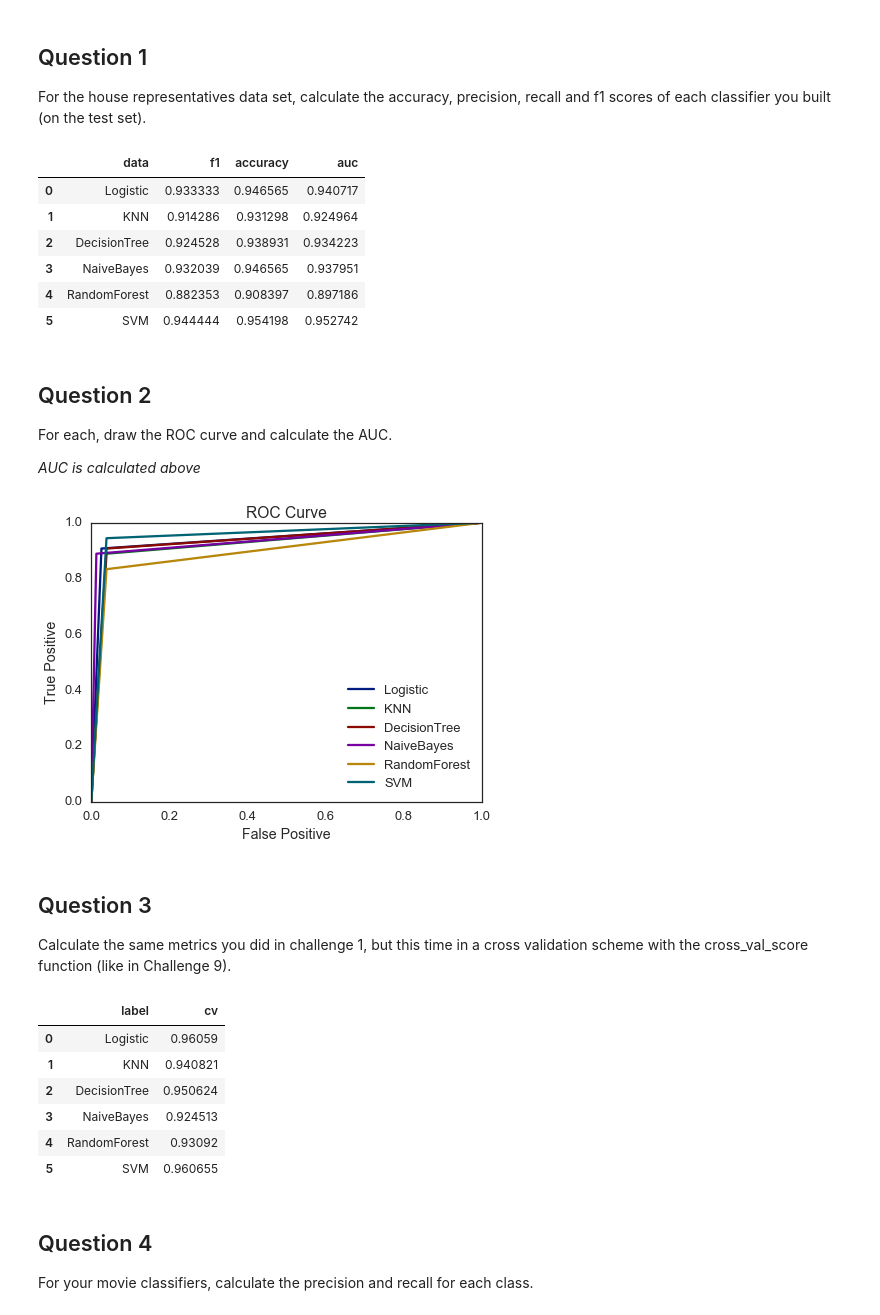
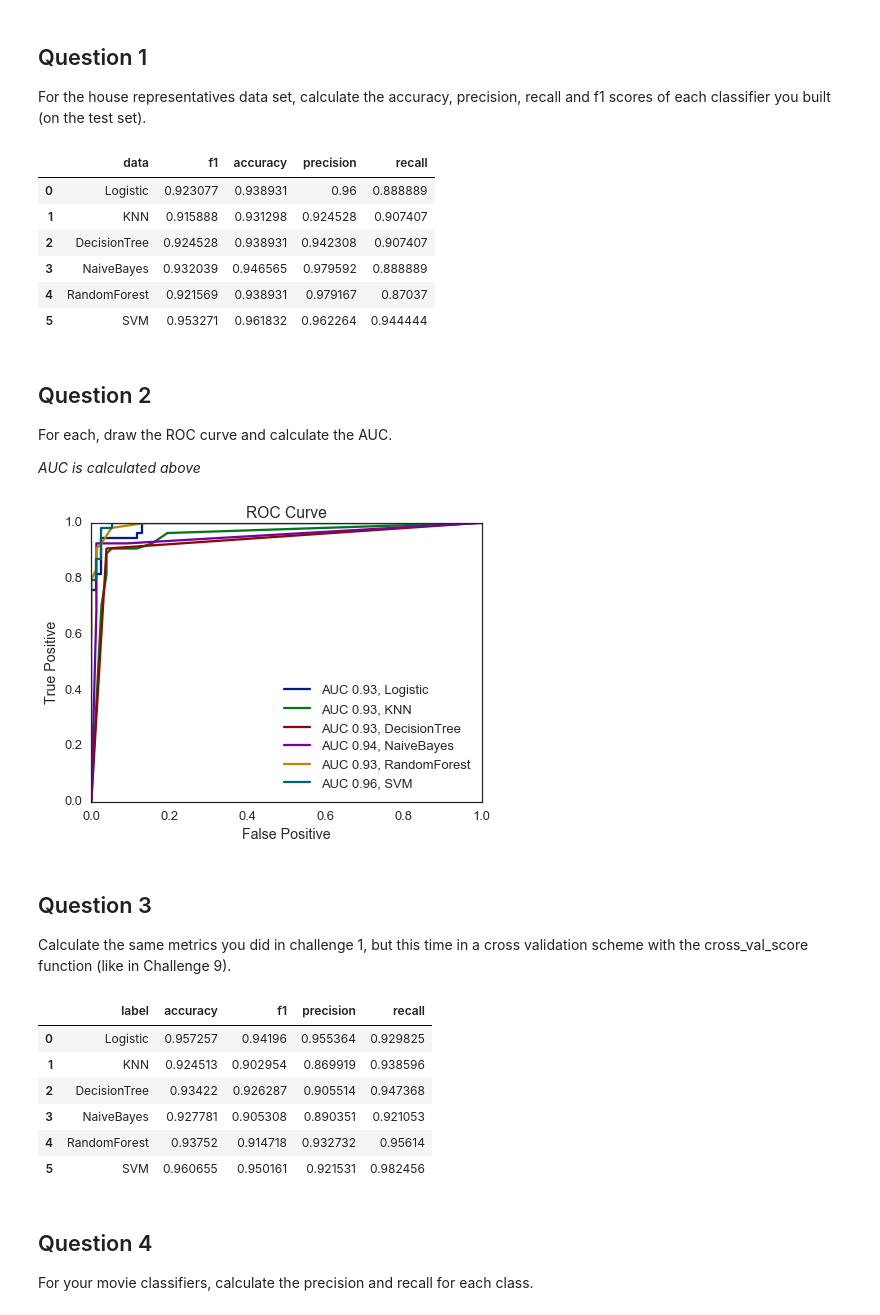
Before and after one commit to robinsones/dsp, a Jupyter notebook: challenges/submissions/06-classification_errors/michelle/challenge_6_michelle.ipynb, the cells around one changed output. Drawn from its saved outputs; the diff is of its cells as text; code cells hidden in the pictures.

```diff
--- a/challenges/submissions/06-classification_errors/michelle/challenge_6_michelle.ipynb
+++ b/challenges/submissions/06-classification_errors/michelle/challenge_6_michelle.ipynb
@@ -44,6 +44,9 @@ def recode(arr):
 
 train, test = train_test_split(votes, test_size=0.3, random_state=4444)
 vote_cols = ['v{}'.format(x) for x in range(1,17)]
+
+# train['party'] = recode(train['party'])
+# test['party'] = recode(test['party'])
 
 merit_list = list()
 
@@ -53,9 +56,15 @@ for model,name in zip([log, knn, tree, nb, rf[0], svc],
                        'SVM']):
 
     Ytest = test['party'].astype(np.object)
-    Ypred = model.predict(test[vote_cols]).astype(np.object)
     Ytest = recode(Ytest)
+
+    Ypred = model.predict(test[vote_cols])
     Ypred = recode(Ypred)
+
+    try:
+        Ypred_plot = model.decision_function(test[vote_cols])
+    except:
+        Ypred_plot = model.predict_proba(test[vote_cols])[:,1]
 
     accuracy = accuracy_score(Ytest, Ypred)
     precision = precision_score(Ytest, Ypred)
@@ -63,25 +72,27 @@ for model,name in zip([log, knn, tree, nb, rf[0], svc],
     f1 = f1_score(Ytest, Ypred)
     auc = roc_auc_score(Ytest, Ypred)
 
-    xdata, ydata, _ = roc_curve(Ytest, Ypred)
+    #xdata, ydata, _ = roc_curve(Ytest, Ypred)
+    xdata, ydata, _ = roc_curve(Ytest, Ypred_plot)
 
     df = pd.Series({'data':name,
                     'f1': f1,
                     'accuracy':accuracy, 'auc':auc,
+                    'precision':precision, 'recall':recall,
                     'roc_x': xdata, 'roc_y': ydata})
 
     merit_list.append(df)
 # %%
 merit_df = pd.concat(merit_list, axis=1).T
-merit_df[['data','f1','accuracy','auc']]
+merit_df[['data','f1','accuracy','precision','recall']]
 # %% [output]
-|  | data | f1 | accuracy | auc |
-| 0 | Logistic | 0.933333 | 0.946565 | 0.940717 |
-| 1 | KNN | 0.914286 | 0.931298 | 0.924964 |
-| 2 | DecisionTree | 0.924528 | 0.938931 | 0.934223 |
-| 3 | NaiveBayes | 0.932039 | 0.946565 | 0.937951 |
-| 4 | RandomForest | 0.882353 | 0.908397 | 0.897186 |
-| 5 | SVM | 0.944444 | 0.954198 | 0.952742 |
+|  | data | f1 | accuracy | precision | recall |
+| 0 | Logistic | 0.923077 | 0.938931 | 0.96 | 0.888889 |
+| 1 | KNN | 0.915888 | 0.931298 | 0.924528 | 0.907407 |
+| 2 | DecisionTree | 0.924528 | 0.938931 | 0.942308 | 0.907407 |
+| 3 | NaiveBayes | 0.932039 | 0.946565 | 0.979592 | 0.888889 |
+| 4 | RandomForest | 0.921569 | 0.938931 | 0.979167 | 0.87037 |
+| 5 | SVM | 0.953271 | 0.961832 | 0.962264 | 0.944444 |
 # %% [markdown]
 ## Question 2
 For each, draw the ROC curve and calculate the AUC.
@@ -90,18 +101,19 @@ For each, draw the ROC curve and calculate the AUC.
 # %%
 f = plt.figure()
 f.set_size_inches(7,5)
 ax = plt.axes()
 
 for idx,dat in merit_df.iterrows():
     name = dat['data']
+    auc = dat['auc']
     xdata = dat.roc_x
     ydata = dat.roc_y
-    ax.plot(xdata,ydata,label=name)
+    ax.plot(xdata,ydata,label='AUC {:.2f}, {}'.format(auc,name))
 
 ax.legend(loc=0)
 _ = ax.set(xlabel='False Positive',ylabel='True Positive',title='ROC Curve')
 # %% [output]
-[figure, old version]
+[figure, new version]
 # %% [markdown]
 ## Question 3
 Calculate the same metrics you did in challenge 1, but this time in a cross validation scheme with the cross_val_score function (like in Challenge 9).
@@ -118,14 +135,14 @@ for model,name in zip([log, knn, tree, nb, rf[0], svc],
     cv_list.append(df)
 # %%
-pd.concat(cv_list, axis=1).T[['label','cv']]
+pd.concat(cv_list, axis=1).T[['label','accuracy','f1','precision','recall']]
 # %% [output]
-|  | label | cv |
-| 0 | Logistic | 0.96059 |
-| 1 | KNN | 0.940821 |
-| 2 | DecisionTree | 0.950624 |
-| 3 | NaiveBayes | 0.924513 |
-| 4 | RandomForest | 0.93092 |
-| 5 | SVM | 0.960655 |
+|  | label | accuracy | f1 | precision | recall |
+| 0 | Logistic | 0.957257 | 0.94196 | 0.955364 | 0.929825 |
+| 1 | KNN | 0.924513 | 0.902954 | 0.869919 | 0.938596 |
+| 2 | DecisionTree | 0.93422 | 0.926287 | 0.905514 | 0.947368 |
+| 3 | NaiveBayes | 0.927781 | 0.905308 | 0.890351 | 0.921053 |
+| 4 | RandomForest | 0.93752 | 0.914718 | 0.932732 | 0.95614 |
+| 5 | SVM | 0.960655 | 0.950161 | 0.921531 | 0.982456 |
 # %% [markdown]
 ## Question 4
 For your movie classifiers, calculate the precision and recall for each class.
```
Also changed, not shown: parts of 6 cells of this notebook.
